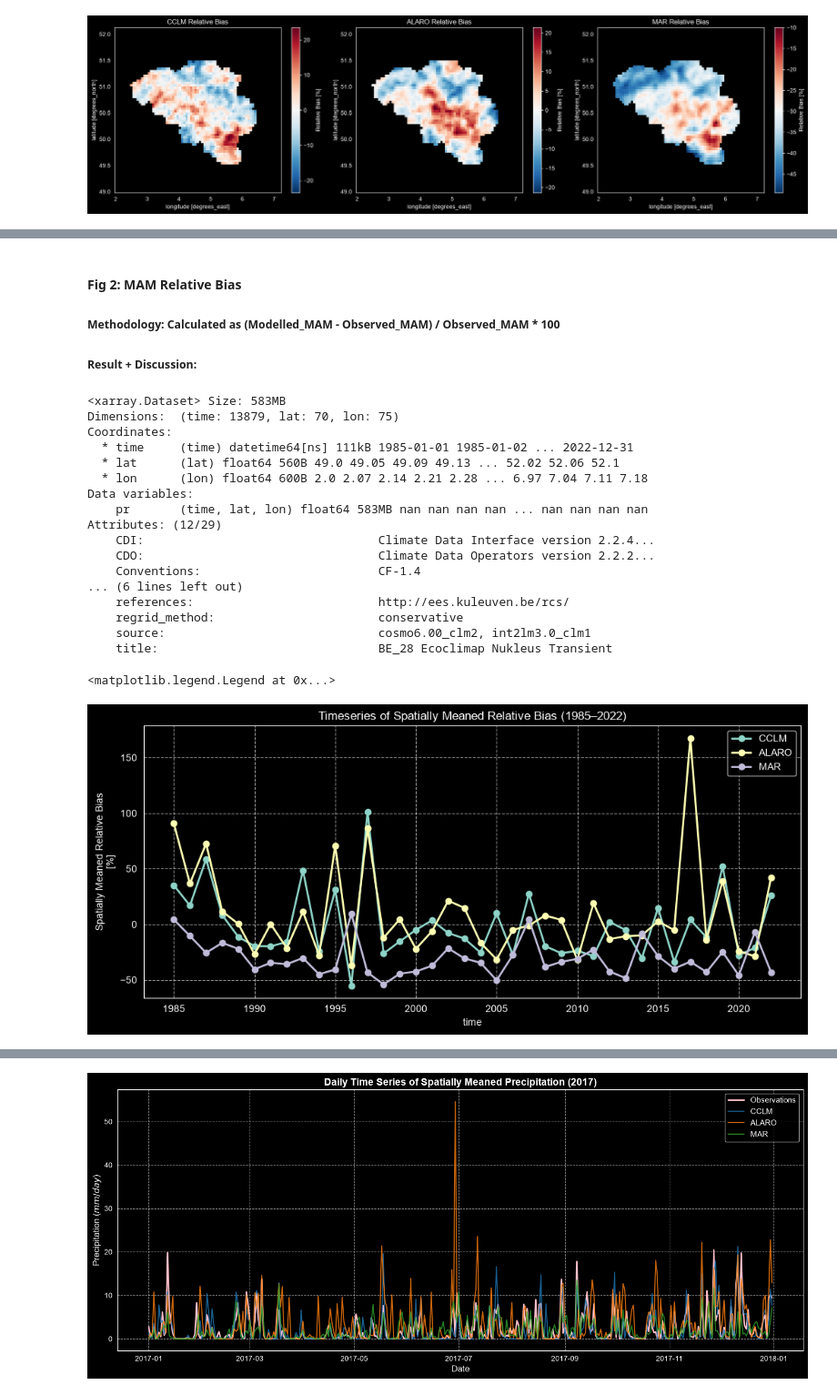
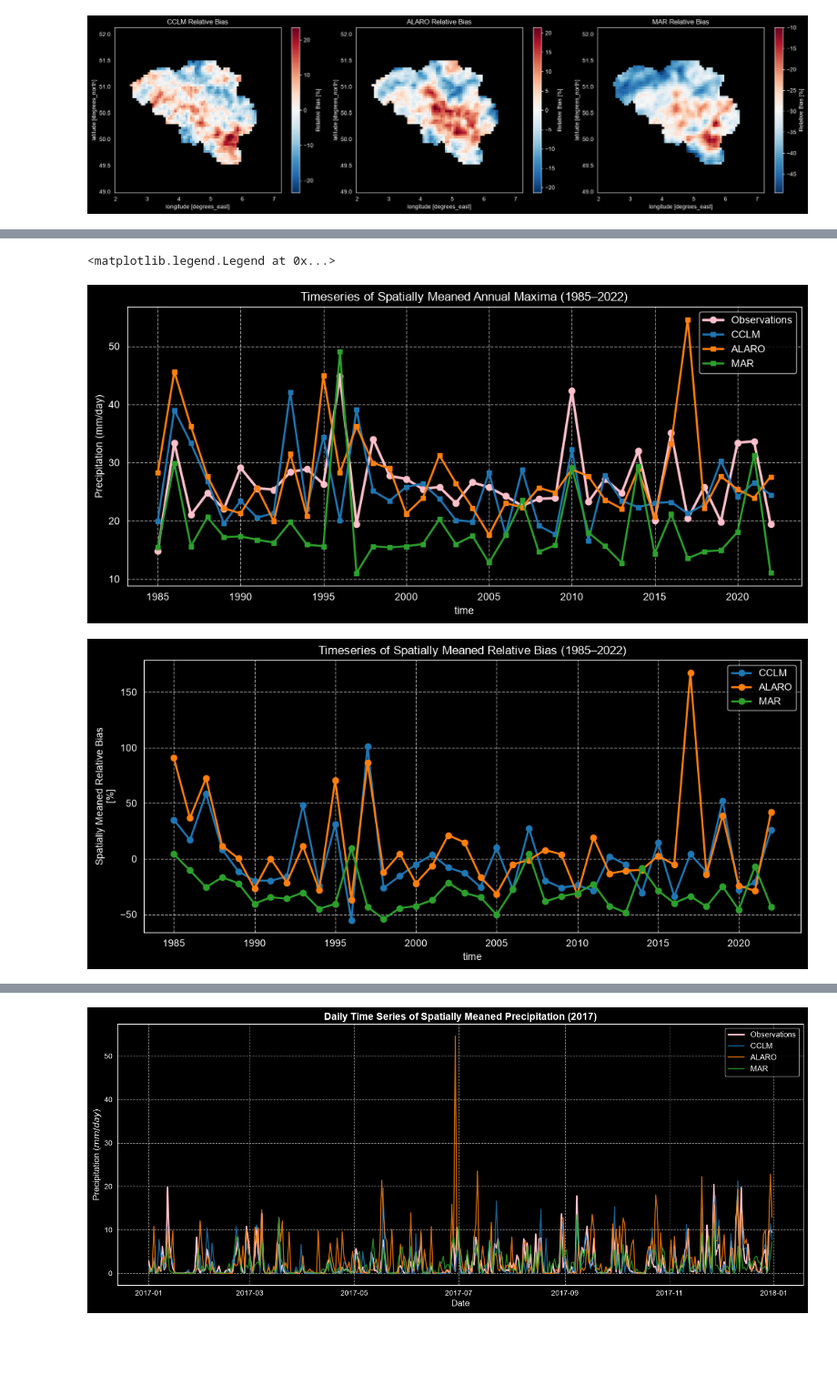
Before and after one commit to msleypen/RMI, a Jupyter notebook: main.ipynb, the cells around one changed output, grey strips where cells are left out. Shown at 91% size. Saved outputs shown, nothing was run; the diff lists cells and outputs as text; code cells hidden in the pictures; blank space fills up the shorter version.

```diff
--- a/main.ipynb
+++ b/main.ipynb
@@ -496,12 +470,9 @@ plt.show()
  ##### Result + Discussion:
 # %%
 # 1. Use pre-calculated observation annual maxima
-daily_max_pr_observations = ann_max_obs
-mean_max_obs = daily_max_pr_observations.mean(dim='time')
-
+mean_max_obs = ann_max_obs.mean(dim='time')
 # Dictionary to store the model annual max means for the bias plots
 mean_max_models = {}
-
 
 # 2. Plot 1: Time-mean of the annual maxima (Observations + 3 Models)
 # noinspection PyTypeChecker
@@ -558,58 +529,59 @@ plt.tight_layout()
-# %% [markdown]
-#### Fig 2: MAM Relative Bias
- ##### Methodology: Calculated as (Modelled_MAM - Observed_MAM) / Observed_MAM * 100
-
- ##### Result + Discussion:
-# %%
-ds_CCLM
-# %% [output]
-<xarray.Dataset> Size: 583MB
-Dimensions:  (time: 13879, lat: 70, lon: 75)
-Coordinates:
-  * time     (time) datetime64[ns] 111kB 1985-01-01 1985-01-02 ... 2022-12-31
-  * lat      (lat) float64 560B 49.0 49.05 49.09 49.13 ... 52.02 52.06 52.1
-  * lon      (lon) float64 600B 2.0 2.07 2.14 2.21 2.28 ... 6.97 7.04 7.11 7.18
-Data variables:
-    pr       (time, lat, lon) float64 583MB nan nan nan nan ... nan nan nan nan
-Attributes: (12/29)
-    CDI:                                 Climate Data Interface version 2.2.4...
-    CDO:                                 Climate Data Operators version 2.2.2...
-    Conventions:                         CF-1.4
-... (6 lines left out)
-    references:                          http://ees.kuleuven.be/rcs/
-    regrid_method:                       conservative
-    source:                              cosmo6.00_clm2, int2lm3.0_clm1
-    title:                               BE_28 Ecoclimap Nukleus Transient
 # %%
-# 4. Plot 3: Timeseries of Spatially Meaned Relative Bias
+# 1. Pre-calculate annual maxima of the spatial mean (spatial mean first, then annual max)
+spatial_mean_max_obs = ds_observations.pr.mean(dim=['lat', 'lon']).resample(time='YE').max()
+
+spatial_mean_max_models_dict = {}
+for name, ds in models.items():
+    spatial_mean_max_models_dict[name] = ds.pr.mean(dim=['lat', 'lon']).resample(time='YE').max()
+
+# Consistent color palette from the notebook
+colors = {'CCLM': '#1f77b4', '#ff7f0e': 'ALARO', 'MAR': '#2ca02c'}
+colors = {'CCLM': '#1f77b4', 'ALARO': '#ff7f0e', 'MAR': '#2ca02c'}
+
+# ==============================================================================
+# --- FIRST PLOT: Raw Values ---
+# ==============================================================================
 plt.figure(figsize=(12, 5))
 
-# Calculate annual maxima for observations across the timeseries (spatial mean first, then annual max)
-ann_max_obs = ds_observations.pr.mean(dim=['lat', 'lon']).resample(time='YE').max()
+# Plot observations raw values
+obs_plot = spatial_mean_max_obs.assign_coords(time=spatial_mean_max_obs.time.dt.year)
+obs_plot.plot(label='Observations', color='pink', marker='o', linewidth=2.5)
 
-for name, ds in models.items():
-    # 1. Spatial mean first
-    spatial_mean_model = ds.pr.mean(dim=['lat', 'lon'])
-    # 2. Then annual maximum
-    ann_max_model = spatial_mean_model.resample(time='YE').max()
+# Plot models raw values
+for name, spatial_mean_max_models in spatial_mean_max_models_dict.items():
+    model_plot = spatial_mean_max_models.assign_coords(time=spatial_mean_max_models.time.dt.year)
+    model_plot.plot(label=name, color=colors[name], marker='s', linewidth=2, markersize=5)
 
+plt.title('Timeseries of Spatially Meaned Annual Maxima (1985–2022)')
+plt.ylabel('Precipitation (mm/day)')
+plt.grid(True, linestyle='--', alpha=0.6)
+plt.legend()
+
+
+# ==============================================================================
+# --- SECOND PLOT: Relative Bias ---
+# ==============================================================================
+plt.figure(figsize=(12, 5))
+
+for name, spatial_mean_max_models in spatial_mean_max_models_dict.items():
     # Calculate yearly relative bias over space
-    yearly_bias = ((ann_max_model - ann_max_obs) / ann_max_obs) * 100
+    yearly_bias = ((spatial_mean_max_models - spatial_mean_max_obs) / spatial_mean_max_obs) * 100
 
     # Assign attributes to yearly_bias so the plot labels itself correctly
     yearly_bias.attrs['long_name'] = 'Spatially Meaned Relative Bias'
     yearly_bias.attrs['units'] = '%'
 
     # Clean up the time coordinate to show just the year on the X-axis
     yearly_bias = yearly_bias.assign_coords(time=yearly_bias.time.dt.year)
 
-    # Plot the relative bias instead of the raw model values
-    yearly_bias.plot(label=name, marker='o', linewidth=2)
+    # Plot the relative bias using consistent model colors
+    yearly_bias.plot(label=name, color=colors[name], marker='o', linewidth=2)
 
 plt.title('Timeseries of Spatially Meaned Relative Bias (1985–2022)')
 plt.grid(True, linestyle='--', alpha=0.6)
 plt.legend()
 # %% [output]
 <matplotlib.legend.Legend at 0x...>
-[figure, old version]
+[figure, new version]
+[figure, added]
 # %% [markdown]
```
Also changed, not shown: parts of 18 cells of this notebook.
